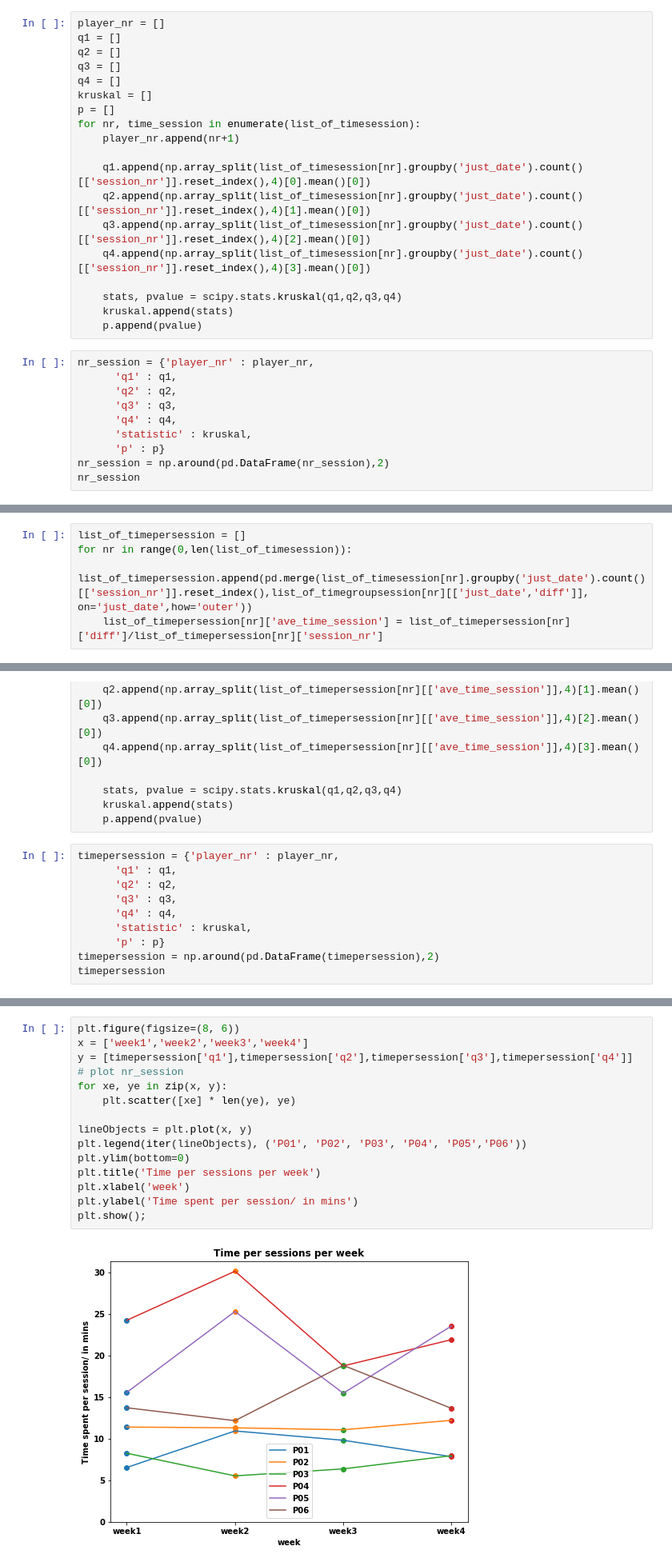
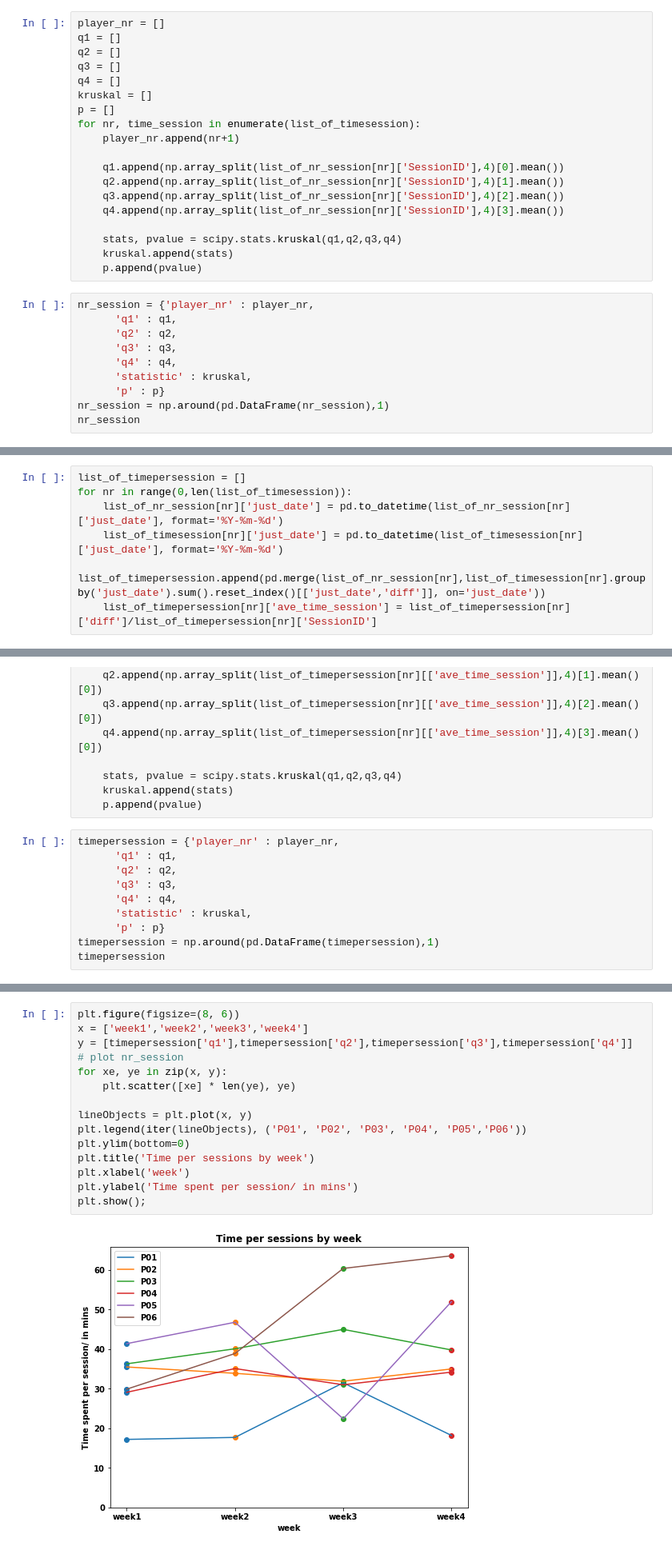
Before and after one commit to doscsy12/robotic_hometherapy, a Jupyter notebook: EDA_summary.ipynb, the cells around one changed output, grey strips where cells are left out. Shown at 80% size. Cells and saved outputs as stored; diff of their text form.

```diff
--- a/EDA_summary.ipynb
+++ b/EDA_summary.ipynb
@@ -199,10 +381,10 @@ p = []
 for nr, time_session in enumerate(list_of_timesession):
     player_nr.append(nr+1)
 
-    q1.append(np.array_split(list_of_timesession[nr].groupby('just_date').count()[['session_nr']].reset_index(),4)[0].mean()[0])
-    q2.append(np.array_split(list_of_timesession[nr].groupby('just_date').count()[['session_nr']].reset_index(),4)[1].mean()[0])
-    q3.append(np.array_split(list_of_timesession[nr].groupby('just_date').count()[['session_nr']].reset_index(),4)[2].mean()[0])
-    q4.append(np.array_split(list_of_timesession[nr].groupby('just_date').count()[['session_nr']].reset_index(),4)[3].mean()[0])
+    q1.append(np.array_split(list_of_nr_session[nr]['SessionID'],4)[0].mean())
+    q2.append(np.array_split(list_of_nr_session[nr]['SessionID'],4)[1].mean())
+    q3.append(np.array_split(list_of_nr_session[nr]['SessionID'],4)[2].mean())
+    q4.append(np.array_split(list_of_nr_session[nr]['SessionID'],4)[3].mean())
 
     stats, pvalue = scipy.stats.kruskal(q1,q2,q3,q4)
     kruskal.append(stats)
@@ -215,7 +397,7 @@ nr_session = {'player_nr' : player_nr,
       'q4' : q4,
       'statistic' : kruskal,
       'p' : p}
-nr_session = np.around(pd.DataFrame(nr_session),2)
+nr_session = np.around(pd.DataFrame(nr_session),1)
 nr_session
 # %% [output]
 |  | player_nr | q1 | q2 | q3 | q4 | statistic | p |
@@ -252,8 +434,10 @@ plt.show();
 # %%
 list_of_timepersession = []
 for nr in range(0,len(list_of_timesession)):
-    list_of_timepersession.append(pd.merge(list_of_timesession[nr].groupby('just_date').count()[['session_nr']].reset_index(),list_of_timegroupsession[nr][['just_date','diff']], on='just_date',how='outer'))
-    list_of_timepersession[nr]['ave_time_session'] = list_of_timepersession[nr]['diff']/list_of_timepersession[nr]['session_nr']
+    list_of_nr_session[nr]['just_date'] = pd.to_datetime(list_of_nr_session[nr]['just_date'], format='%Y-%m-%d')
+    list_of_timesession[nr]['just_date'] = pd.to_datetime(list_of_timesession[nr]['just_date'], format='%Y-%m-%d')
+    list_of_timepersession.append(pd.merge(list_of_nr_session[nr],list_of_timesession[nr].groupby('just_date').sum().reset_index()[['just_date','diff']], on='just_date'))
+    list_of_timepersession[nr]['ave_time_session'] = list_of_timepersession[nr]['diff']/list_of_timepersession[nr]['SessionID']
 # %%
 player_nr = []
 q1 = []
@@ -281,7 +465,7 @@ timepersession = {'player_nr' : player_nr,
       'q4' : q4,
       'statistic' : kruskal,
       'p' : p}
-timepersession = np.around(pd.DataFrame(timepersession),2)
+timepersession = np.around(pd.DataFrame(timepersession),1)
 timepersession
 # %% [output]
 |  | player_nr | q1 | q2 | q3 | q4 | statistic | p |
@@ -299,20 +483,20 @@ stats, p
 # %%
 plt.figure(figsize=(8, 6))
 x = ['week1','week2','week3','week4']
 y = [timepersession['q1'],timepersession['q2'],timepersession['q3'],timepersession['q4']]
 # plot nr_session
 for xe, ye in zip(x, y):
     plt.scatter([xe] * len(ye), ye)
 
 lineObjects = plt.plot(x, y)
 plt.legend(iter(lineObjects), ('P01', 'P02', 'P03', 'P04', 'P05','P06'))
 plt.ylim(bottom=0)
-plt.title('Time per sessions per week')
+plt.title('Time per sessions by week')
 plt.xlabel('week')
 plt.ylabel('Time spent per session/ in mins')
 plt.show();
 # %% [output]
-[figure, old version]
+[figure, new version]
 # %% [markdown]
 ##### time of day preferred - length of time
 # %%
```
Also changed, not shown: parts of 70 cells of this notebook, 1 other file.
